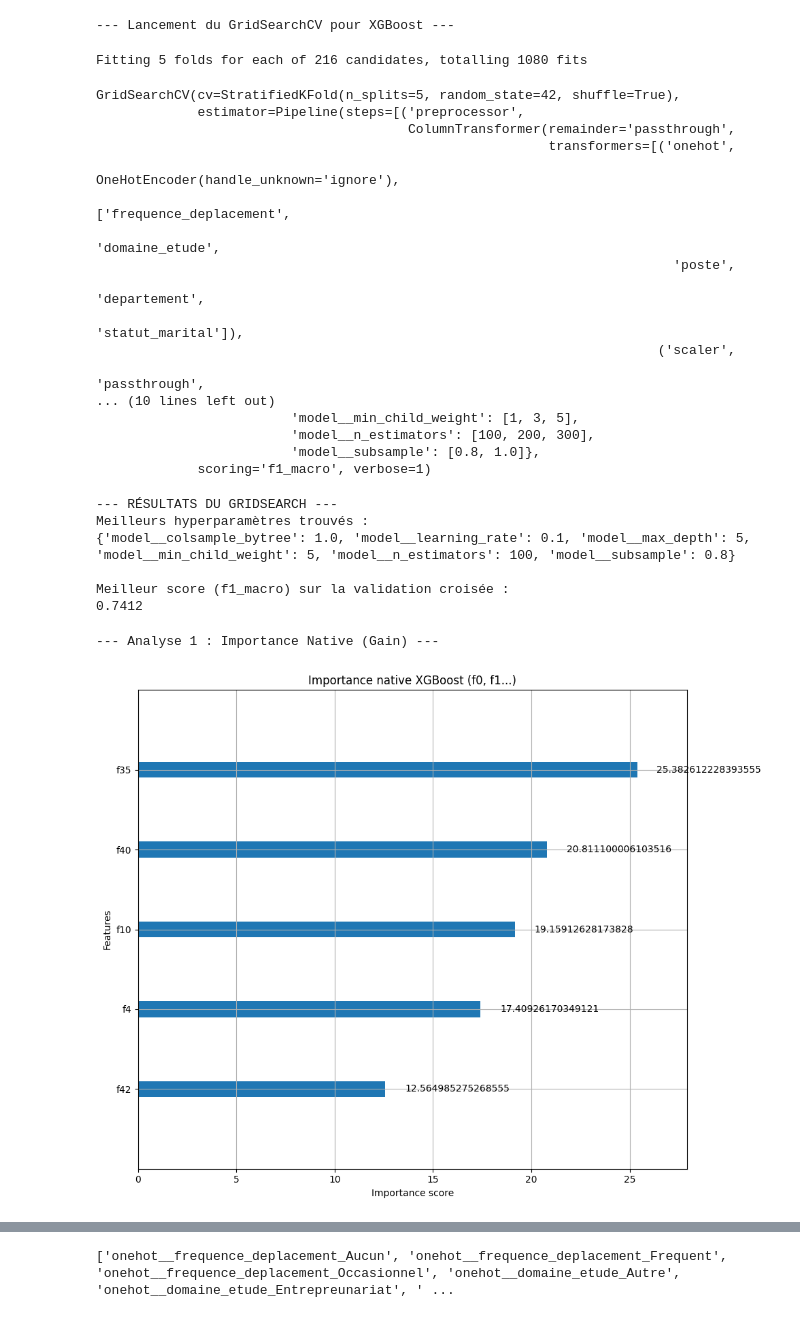
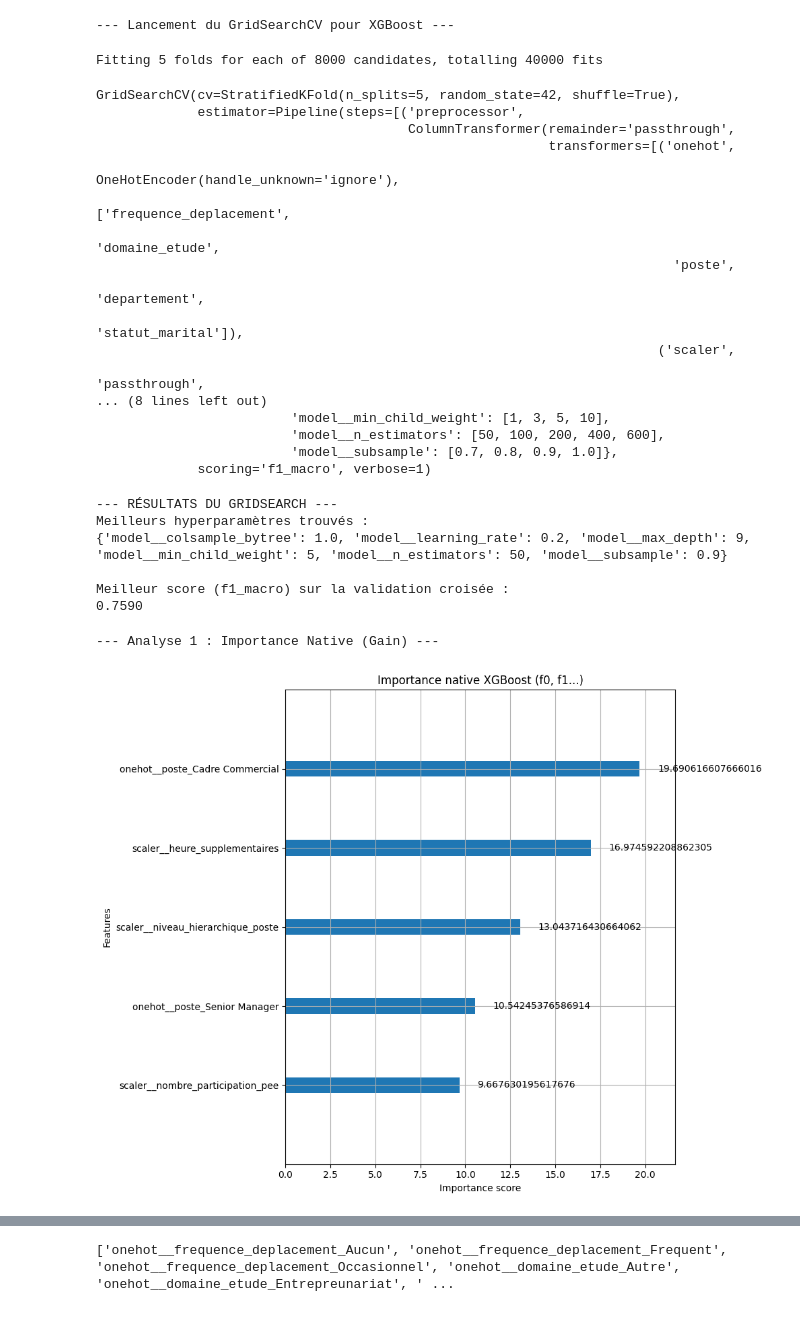
Before and after one commit to Soct/formation_OC, a Jupyter notebook: projet_4/P3_1_Modelisation_optimisation.ipynb, the cells around one changed output, grey strips where cells are left out. Cells and saved outputs as stored; diff of their text form; code cells hidden in the pictures.

```diff
--- a/projet_4/P3_1_Modelisation_optimisation.ipynb
+++ b/projet_4/P3_1_Modelisation_optimisation.ipynb
@@ -32,5 +33,5 @@ from sklearn.preprocessing import OneHotEncoder
 # %%
-df = pd.read_csv("processed/data_merge_p2.csv")
+df = pd.read_csv("processed/data_merge_p2.csv", index_col=0)
 X = df.drop('a_quitte_l_entreprise', axis=1)
 y = df['a_quitte_l_entreprise']
 colonnes_categorielles = ['frequence_deplacement',
@@ -63,16 +64,16 @@ pipeline = Pipeline(steps=[
 # %%
 # ATTENTION : Les noms DOIVENT commencer par le nom de l'étape : 'model__'
 param_grid = {
-    'model__n_estimators': [100, 200, 300],       # Nombre d'arbres
-    'model__max_depth': [3, 5, 7],             # Profondeur max des arbres
-    'model__learning_rate': [0.01, 0.1],      # Taux d'apprentissage
+    'model__n_estimators': [50, 100, 200, 400, 600],       # Nombre d'arbres
+    'model__max_depth': [3, 5, 7, 9, 12],                  # Profondeur max des arbres
+    'model__learning_rate': [0.005, 0.01, 0.1, 0.2, 0.3],  # Taux d'apprentissage
     # min_child_weight : Poids minimum requis dans un "enfant" (feuille).
     # Une valeur plus élevée rend le modèle plus conservateur.
-    'model__min_child_weight': [1, 3, 5],
+    'model__min_child_weight': [1, 3, 5, 10],
     # subsample : Fraction d'échantillons (lignes) utilisée pour chaque arbre.
     # 0.8 signifie que chaque arbre est entraîné sur 80% des données.
-    'model__subsample': [0.8, 1.0],
-    'model__colsample_bytree': [0.8, 1.0]
+    'model__subsample': [0.7, 0.8, 0.9, 1.0],
+    'model__colsample_bytree': [0.7, 0.8, 0.9, 1.0]
 }
 # %%
 cv_strategy = StratifiedKFold(n_splits=5, shuffle=True, random_state=42)
@@ -91,7 +92,7 @@ grid_search = GridSearchCV(
 # %%
 grid_search.fit(X, y)
 # %% [output]
-Fitting 5 folds for each of 216 candidates, totalling 1080 fits
+Fitting 5 folds for each of 8000 candidates, totalling 40000 fits
 GridSearchCV(cv=StratifiedKFold(n_splits=5, random_state=42, shuffle=True),
              estimator=Pipeline(steps=[('preprocessor',
                                         ColumnTransformer(remainder='passthrough',
@@ -104,10 +105,10 @@ GridSearchCV(cv=StratifiedKFold(n_splits=5, random_state=42, shuffle=True),
                                                                           'statut_marital']),
                                                                         ('scaler',
                                                                          'passthrough',
-... (10 lines left out)
-                         'model__min_child_weight': [1, 3, 5],
-                         'model__n_estimators': [100, 200, 300],
-                         'model__subsample': [0.8, 1.0]},
+... (8 lines left out)
+                         'model__min_child_weight': [1, 3, 5, 10],
+                         'model__n_estimators': [50, 100, 200, 400, 600],
+                         'model__subsample': [0.7, 0.8, 0.9, 1.0]},
              scoring='f1_macro', verbose=1)
 # %%
 print("\n--- RÉSULTATS DU GRIDSEARCH ---")
@@ -123,30 +124,32 @@ best_model = grid_search.best_estimator_
 # %% [output]
 --- RÉSULTATS DU GRIDSEARCH ---
 Meilleurs hyperparamètres trouvés :
-{'model__colsample_bytree': 1.0, 'model__learning_rate': 0.1, 'model__max_depth': 5, 'model__min_child_weight': 5, 'model__n_estimators': 100, 'model__subsample': 0.8}
+{'model__colsample_bytree': 1.0, 'model__learning_rate': 0.2, 'model__max_depth': 9, 'model__min_child_weight': 5, 'model__n_estimators': 50, 'model__subsample': 0.9}
 
 Meilleur score (f1_macro) sur la validation croisée :
-0.7412
+0.7590
 # %%
 best_pipeline = grid_search.best_estimator_
 best_xgb_model = best_pipeline.named_steps['model']
 trained_preprocessor = best_pipeline.named_steps['preprocessor']
+feature_names_out = list(trained_preprocessor.get_feature_names_out())
+best_xgb_model.get_booster().feature_names = feature_names_out
 print("--- Analyse 1 : Importance Native (Gain) ---")
 
 fig, ax = plt.subplots(figsize=(10, 8))
 try:
     xgb.plot_importance(best_xgb_model,
                         ax=ax,
                         importance_type='gain',
                         max_num_features=5,
                         title="Importance native XGBoost (f0, f1...)")
     plt.tight_layout()
     plt.show()
 except Exception as e:
     print(f"Erreur lors de l'affichage de plot_importance (attendu si les noms manquent) : {e}")
 # %% [output]
 --- Analyse 1 : Importance Native (Gain) ---
-[figure, old version]
+[figure, new version]
 # %%
 print("\n--- Analyse 2 : Interprétabilité avec SHAP ---")
 feature_names = trained_preprocessor.get_feature_names_out()
```
Also changed, not shown: parts of 10 cells of this notebook, 4 other files.
